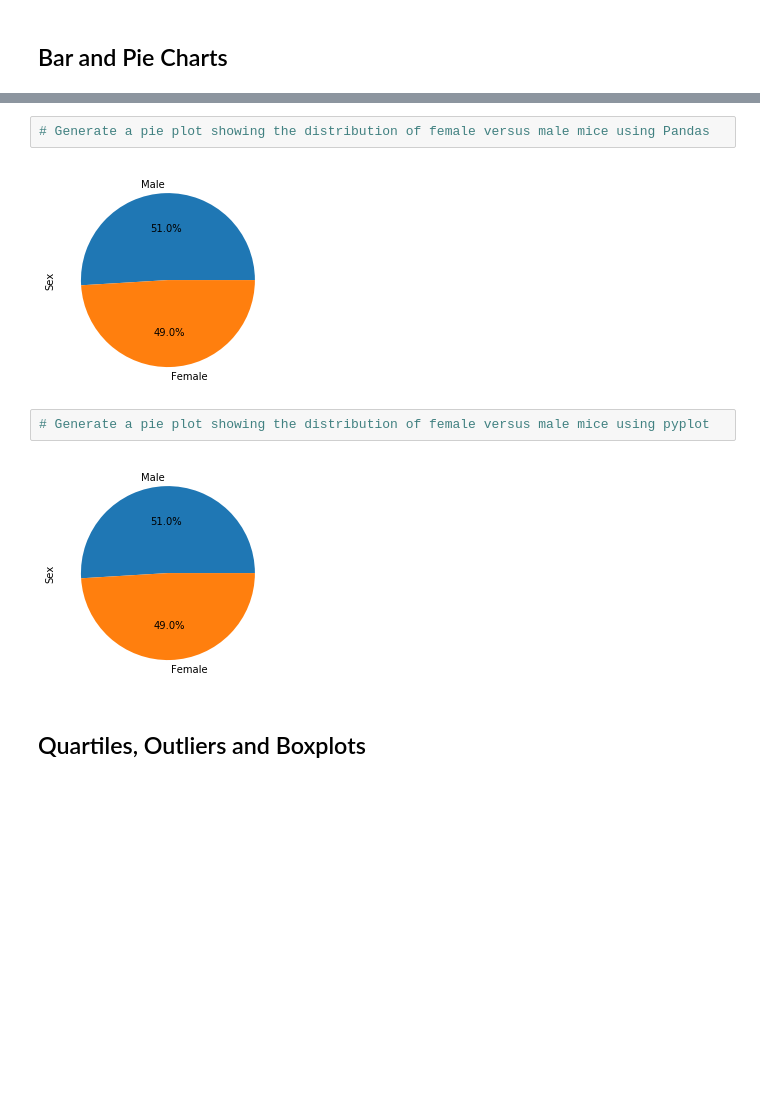
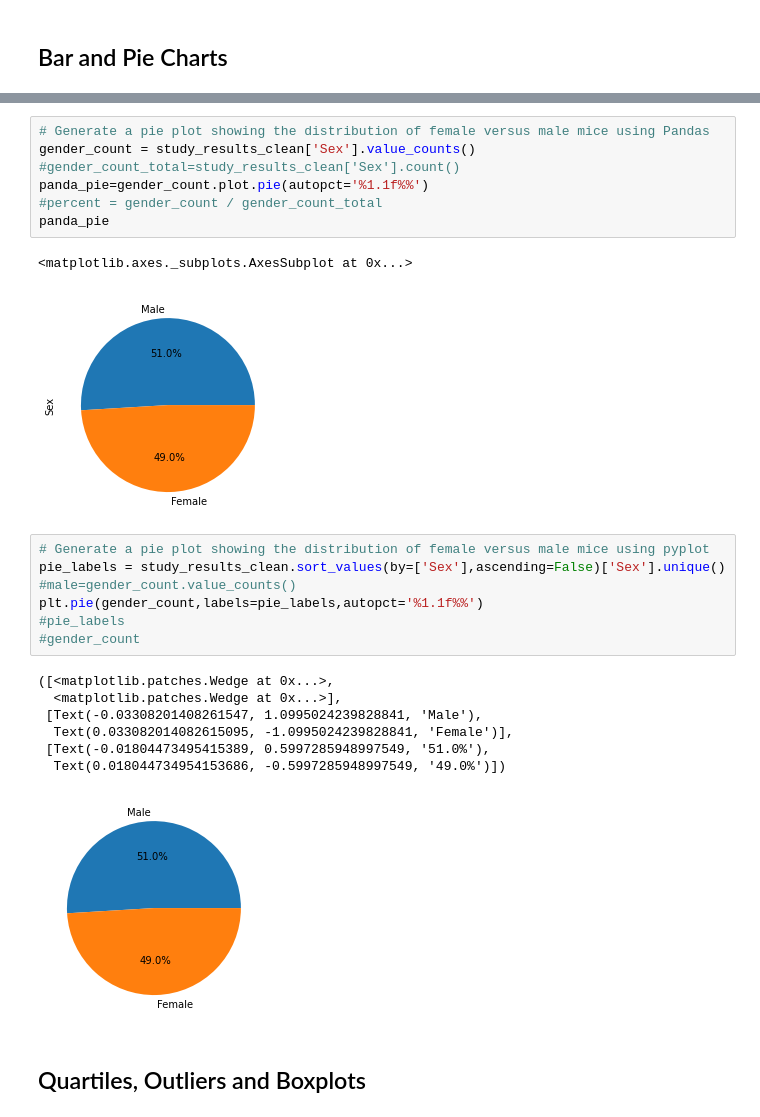
Before and after one commit to AdamTuor/matplotlib-challenge, a Jupyter notebook: Pymaceuticals/pymaceuticals_starter.ipynb, the cells around one changed output, grey strips where cells are left out. Cells and saved outputs as stored; diff of their text form; blank space fills up the shorter version.

Commit message:
pie charts added

```diff
--- a/Pymaceuticals/pymaceuticals_starter.ipynb
+++ b/Pymaceuticals/pymaceuticals_starter.ipynb
@@ -148,11 +156,28 @@ Text(0, 0.5, 'Number of Mice Tested')
 # %%
 # Generate a pie plot showing the distribution of female versus male mice using Pandas
+gender_count = study_results_clean['Sex'].value_counts()
+#gender_count_total=study_results_clean['Sex'].count()
+panda_pie=gender_count.plot.pie(autopct='%1.1f%%')
+#percent = gender_count / gender_count_total
+panda_pie
 # %% [output]
+<matplotlib.axes._subplots.AxesSubplot at 0x...>
 [figure]
 # %%
 # Generate a pie plot showing the distribution of female versus male mice using pyplot
+pie_labels = study_results_clean.sort_values(by=['Sex'],ascending=False)['Sex'].unique()
+#male=gender_count.value_counts()
+plt.pie(gender_count,labels=pie_labels,autopct='%1.1f%%')
+#pie_labels
+#gender_count
 # %% [output]
+([<matplotlib.patches.Wedge at 0x...>,
+  <matplotlib.patches.Wedge at 0x...>],
+ [Text(-0.03308201408261547, 1.0995024239828841, 'Male'),
+  Text(0.033082014082615095, -1.0995024239828841, 'Female')],
+ [Text(-0.01804473495415389, 0.5997285948997549, '51.0%'),
+  Text(0.018044734954153686, -0.5997285948997549, '49.0%')])
-[figure, old version]
+[figure, new version]
 # %% [markdown]
 ## Quartiles, Outliers and Boxplots
 # %%
```
Also changed, not shown: parts of 8 cells of this notebook.
